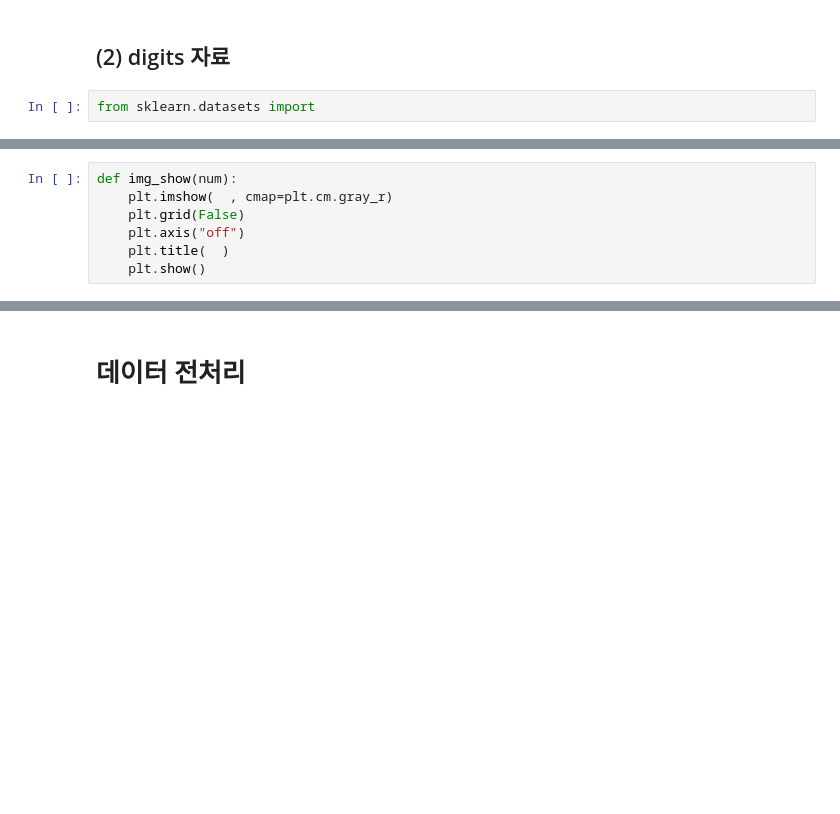
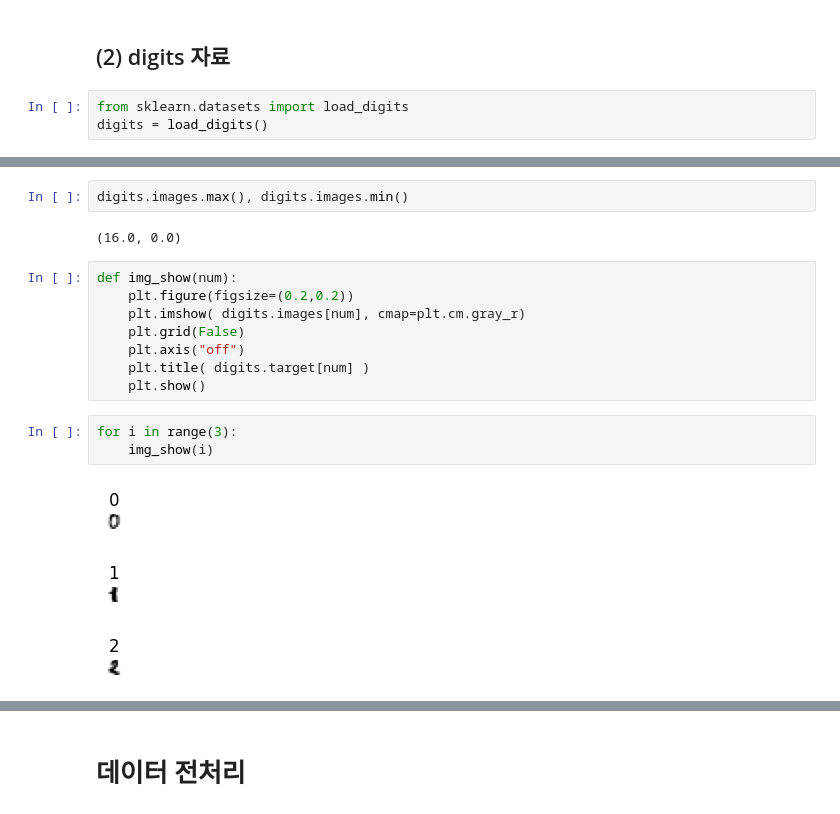
Before and after one commit to gymnopedy01/ictis-2023-ai, a Jupyter notebook: 다운로드/배포_ML_전처리.ipynb, the cells around one changed output, grey strips where cells are left out. Saved outputs shown, nothing was run; the diff lists cells and outputs as text; blank space fills up the shorter version.

```diff
--- a/다운로드/배포_ML_전처리.ipynb
+++ b/다운로드/배포_ML_전처리.ipynb
@@ -18,4 +95,5 @@ plt.show()
 # %% [markdown]
 ## (2) digits 자료
 # %%
-from sklearn.datasets import
+from sklearn.datasets import load_digits
+digits = load_digits()
@@ -22,7 +129,19 @@ from sklearn.datasets import
+# %%
+digits.images.max(), digits.images.min()
+# %% [output]
+(16.0, 0.0)
 # %%
 def img_show(num):
-    plt.imshow(  , cmap=plt.cm.gray_r)
+    plt.figure(figsize=(0.2,0.2))
+    plt.imshow( digits.images[num], cmap=plt.cm.gray_r)
     plt.grid(False)
     plt.axis("off")
-    plt.title(  )
+    plt.title( digits.target[num] )
     plt.show()
+# %%
+for i in range(3):
+    img_show(i)
+# %% [output]
+[figure, added]
+[figure, added]
+[figure, added]
```
Also changed, not shown: parts of 21 cells of this notebook.
